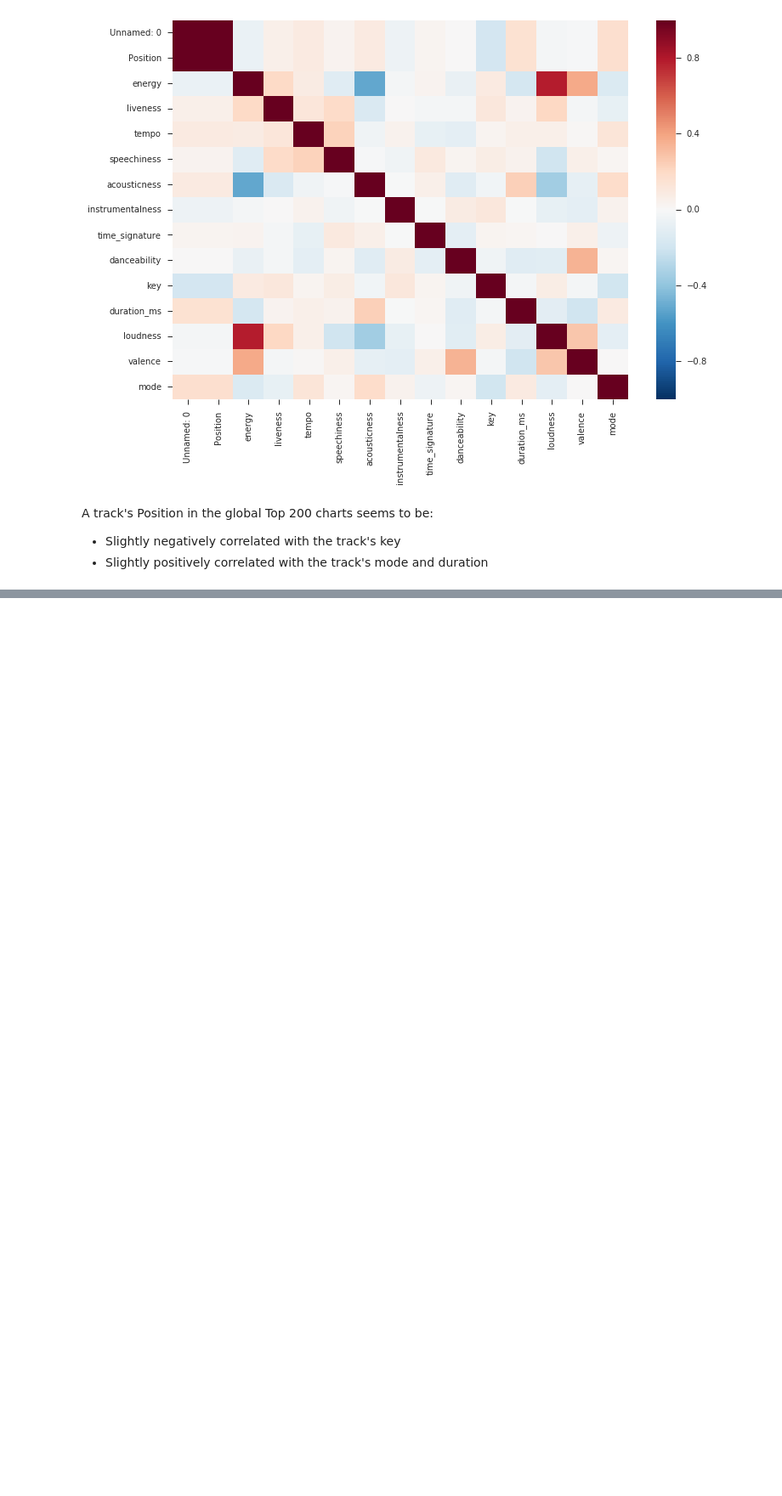
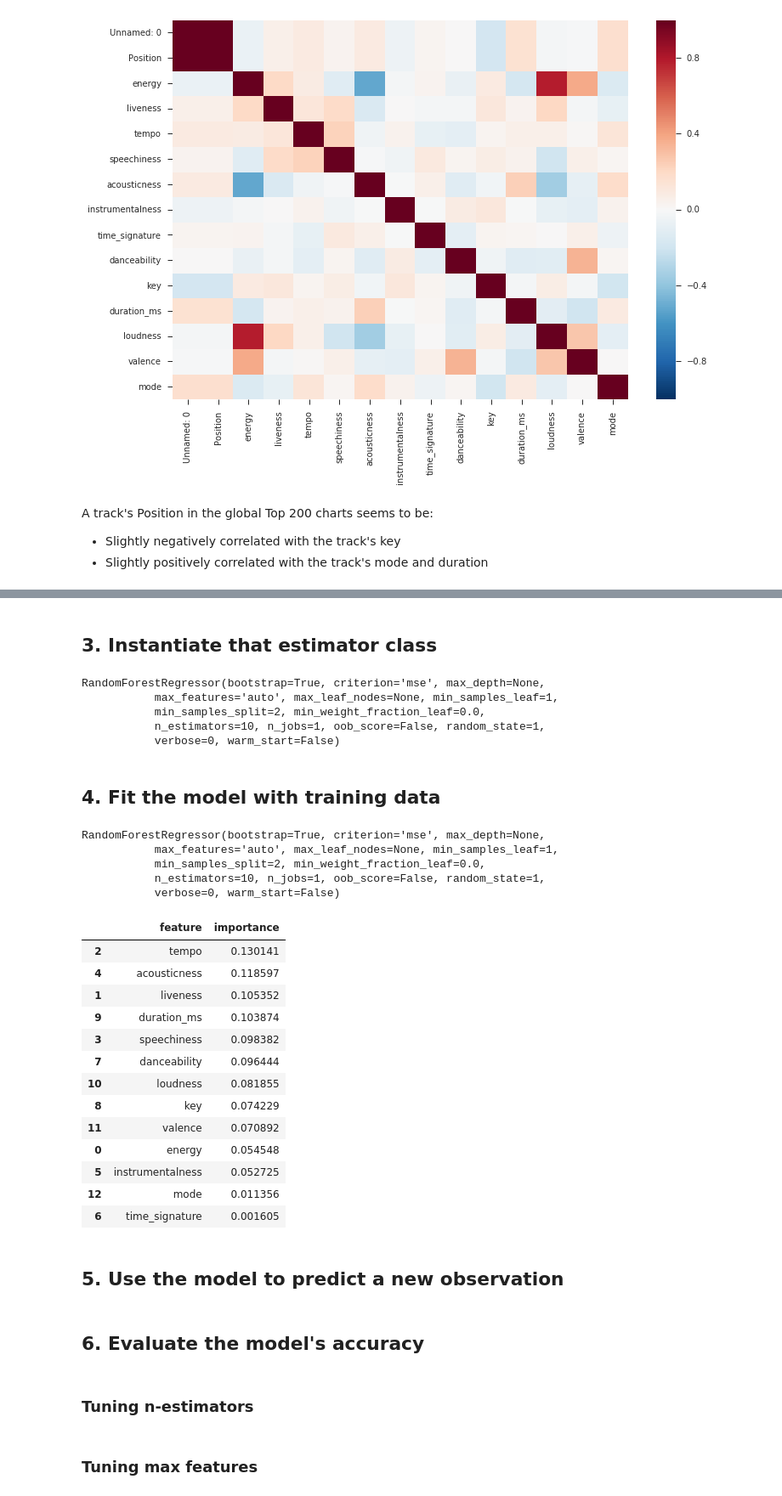
Before and after one commit to jav094/Data-Equals-Music, a Jupyter notebook: data_equals_music_analysis.ipynb, the cells around one changed output, grey strips where cells are left out. Shown at 85% size. Saved outputs shown, nothing was run; the diff lists cells and outputs as text; code cells hidden in the pictures; blank space fills up the shorter version.

Commit message:
Added initial Random Forest regression model

```diff
--- a/data_equals_music_analysis.ipynb
+++ b/data_equals_music_analysis.ipynb
@@ -158,3 +158,9 @@ A track's Position in the global Top 200 charts seems to be:
+# %%
+# Our feature columns are everything after "Position", which is our response variable.
+feature_cols = df.columns[2:]
+
+X = df[feature_cols]
+y = df.Position
 # %%
 # train/test split
 X_train, X_test, y_train, y_test = train_test_split(X, y, random_state=1)
@@ -199,0 +194,51 @@ print metrics.roc_auc_score(y_test, y_pred_prob)
+# %% [markdown]
+## 3. Instantiate that estimator class
+# %%
+# We'll stick with the default n_estimators=10 for now.
+# We'll use the same random state throughout this notebook,
+    # just so that we can be sure no error is due to it.
+rf = RandomForestRegressor(random_state=1)
+
+rf
+# %% [output]
+RandomForestRegressor(bootstrap=True, criterion='mse', max_depth=None,
+           max_features='auto', max_leaf_nodes=None, min_samples_leaf=1,
+           min_samples_split=2, min_weight_fraction_leaf=0.0,
+           n_estimators=10, n_jobs=1, oob_score=False, random_state=1,
+           verbose=0, warm_start=False)
+# %% [markdown]
+## 4. Fit the model with training data
+# %%
+# This kind of regressor doesn't need a train/test split, so we'll fit it to all of our data.
+rf.fit(X, y)
+# %% [output]
+RandomForestRegressor(bootstrap=True, criterion='mse', max_depth=None,
+           max_features='auto', max_leaf_nodes=None, min_samples_leaf=1,
+           min_samples_split=2, min_weight_fraction_leaf=0.0,
+           n_estimators=10, n_jobs=1, oob_score=False, random_state=1,
+           verbose=0, warm_start=False)
+# %%
+# compute feature importances
+importance = pd.DataFrame({'feature':feature_cols, 'importance':rf.feature_importances_}).sort_values('importance', ascending=False)
+importance.sort_values("importance",ascending=False)
+# %% [output]
+|  | feature | importance |
+| 2 | tempo | 0.130141 |
+| 4 | acousticness | 0.118597 |
+| 1 | liveness | 0.105352 |
+| 9 | duration_ms | 0.103874 |
+| 3 | speechiness | 0.098382 |
+| 7 | danceability | 0.096444 |
+| 10 | loudness | 0.081855 |
+| 8 | key | 0.074229 |
+| 11 | valence | 0.070892 |
+| 0 | energy | 0.054548 |
+| 5 | instrumentalness | 0.052725 |
+| 12 | mode | 0.011356 |
+| 6 | time_signature | 0.001605 |
+# %% [markdown]
+## 5. Use the model to predict a new observation
+# %% [markdown]
+## 6. Evaluate the model's accuracy
+# %% [markdown]
+### Tuning n-estimators
@@ -199,0 +264,2 @@ print metrics.roc_auc_score(y_test, y_pred_prob)
+# %% [markdown]
+### Tuning max features
```
Also changed, not shown: parts of 14 cells of this notebook.
